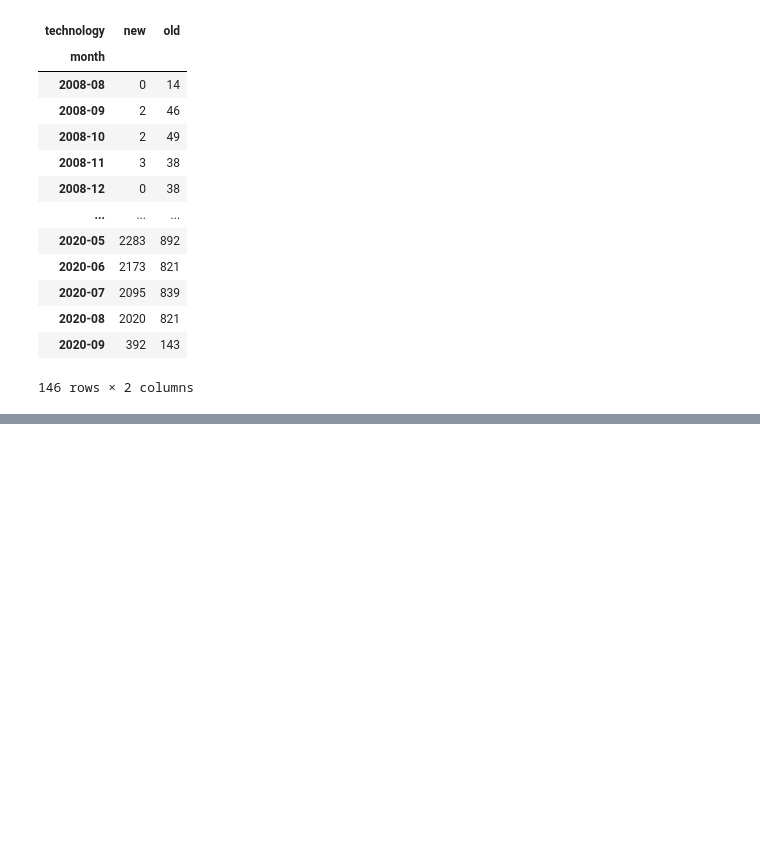
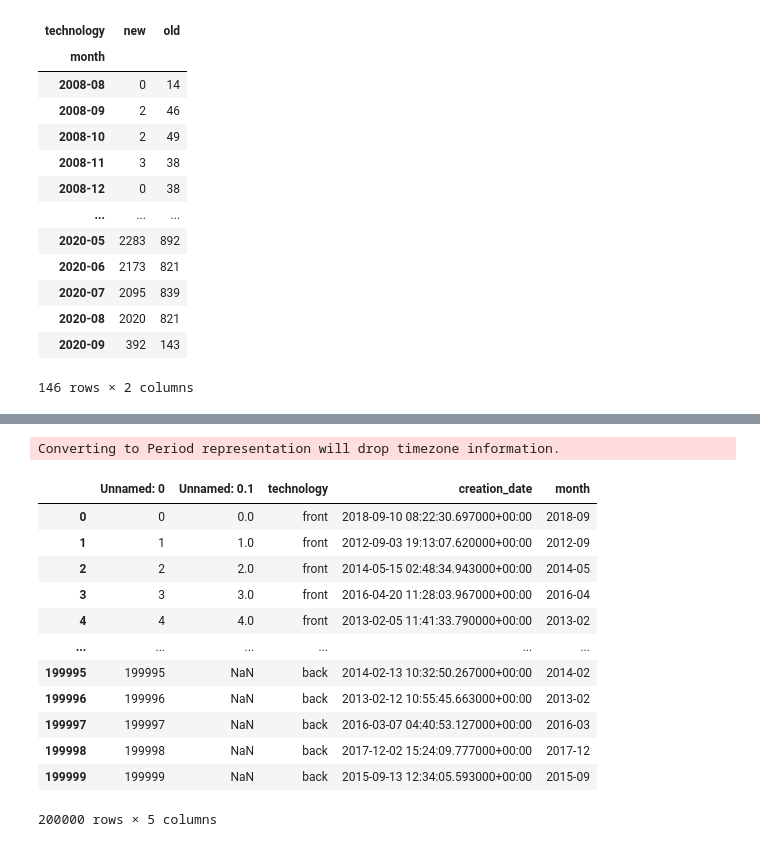
Before and after one commit to Chiyo-no-sake/ds_project, a Jupyter notebook: Analisys.ipynb, the cells around one changed output, grey strips where cells are left out. Cells and saved outputs as stored; diff of their text form; code cells hidden in the pictures; blank space fills up the shorter version.

```diff
--- a/Analisys.ipynb
+++ b/Analisys.ipynb
@@ -177,0 +264,4 @@ fig.show()
+# %%
+####### CHAPTER FINAL: BACKEND vs FRONTEND ##########
+back_vs_front = pd.read_csv('back_vs_front.csv')
+back_vs_front
@@ -177,0 +282,25 @@ fig.show()
+# %%
+datem = pd.to_datetime(datetime.today()).to_period("M")
+
+
+back_vs_front['month'] = back_vs_front['creation_date'].map(creationDateToDay)
+new_back_vs_front = back_vs_front[back_vs_front.month != datem]
+
+new_back_vs_front = new_back_vs_front[new_back_vs_front["month"] < datem]
+
+new_back_vs_front
+# %% [output]
+Converting to Period representation will drop timezone information.
+|  | Unnamed: 0 | Unnamed: 0.1 | technology | creation_date | month |
+| 0 | 0 | 0.0 | front | 2018-09-10 08:22:30.697000+00:00 | 2018-09 |
+| 1 | 1 | 1.0 | front | 2012-09-03 19:13:07.620000+00:00 | 2012-09 |
+| 2 | 2 | 2.0 | front | 2014-05-15 02:48:34.943000+00:00 | 2014-05 |
+| 3 | 3 | 3.0 | front | 2016-04-20 11:28:03.967000+00:00 | 2016-04 |
+| 4 | 4 | 4.0 | front | 2013-02-05 11:41:33.790000+00:00 | 2013-02 |
+| ... | ... | ... | ... | ... | ... |
+| 199995 | 199995 | NaN | back | 2014-02-13 10:32:50.267000+00:00 | 2014-02 |
+| 199996 | 199996 | NaN | back | 2013-02-12 10:55:45.663000+00:00 | 2013-02 |
+| 199997 | 199997 | NaN | back | 2016-03-07 04:40:53.127000+00:00 | 2016-03 |
+| 199998 | 199998 | NaN | back | 2017-12-02 15:24:09.777000+00:00 | 2017-12 |
+| 199999 | 199999 | NaN | back | 2015-09-13 12:34:05.593000+00:00 | 2015-09 |
+200000 rows × 5 columns
```
Also changed, not shown: parts of 12 cells of this notebook, 4 other files.
